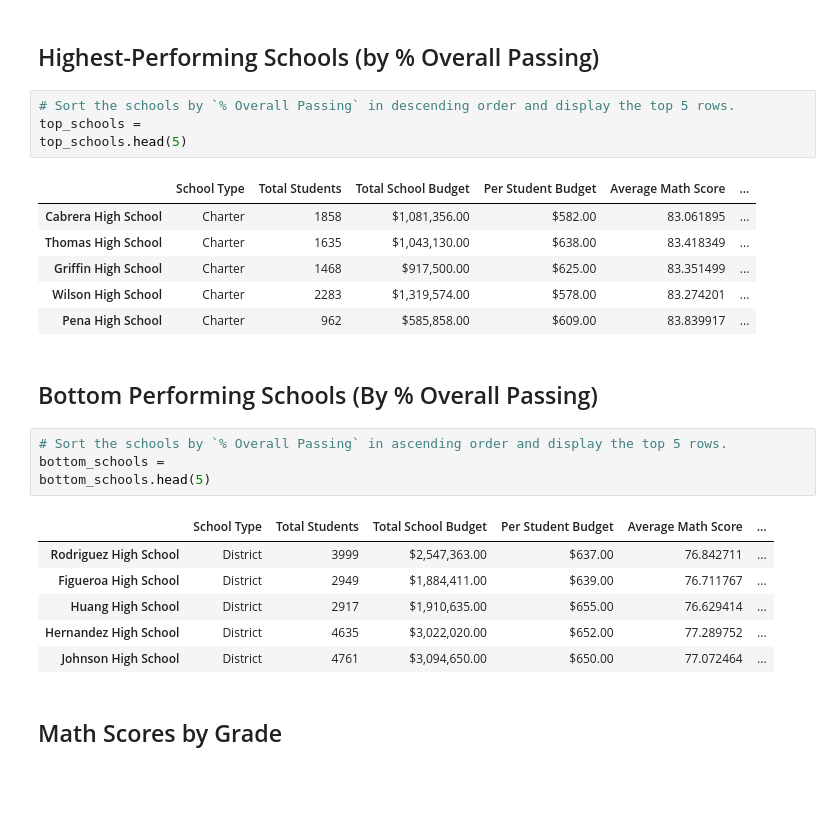
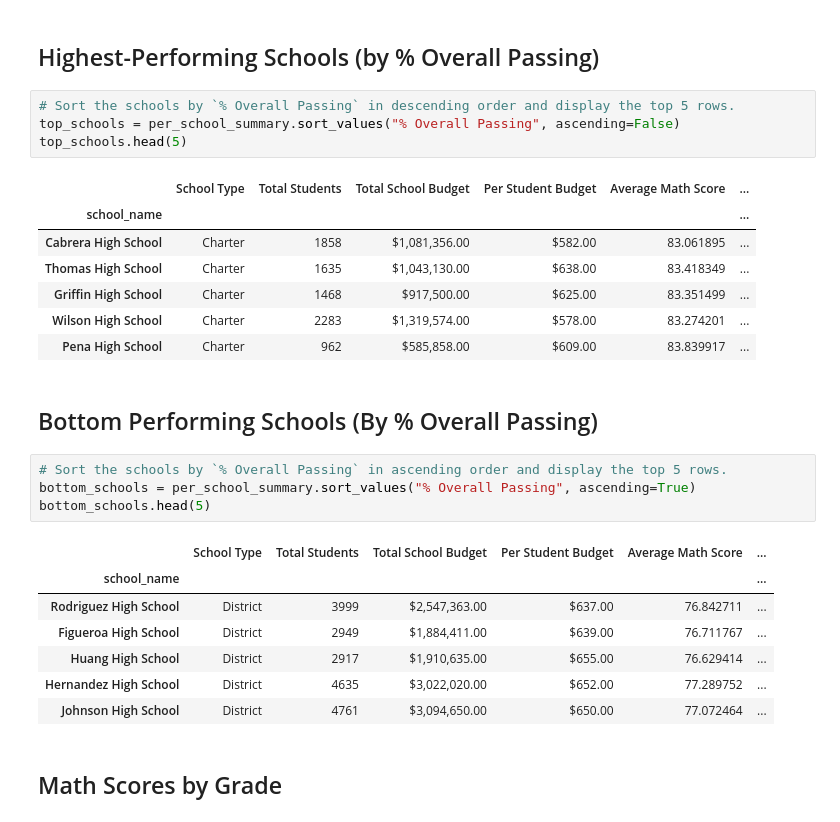
Before and after one commit to sloucel/Pandas, a Jupyter notebook: PyCitySchools/PyCitySchools_starter.ipynb, the cells around one changed output. Drawn from its saved outputs; the diff is of its cells as text; blank space fills up the shorter version.

```diff
--- a/PyCitySchools/PyCitySchools_starter.ipynb
+++ b/PyCitySchools/PyCitySchools_starter.ipynb
@@ -413,10 +413,11 @@ per_school_summary
 ## Highest-Performing Schools (by % Overall Passing)
 # %%
 # Sort the schools by `% Overall Passing` in descending order and display the top 5 rows.
-top_schools =
+top_schools = per_school_summary.sort_values("% Overall Passing", ascending=False)
 top_schools.head(5)
 # %% [output]
 |  | School Type | Total Students | Total School Budget | Per Student Budget | Average Math Score | ... |
+| school_name |  |  |  |  |  | ... |
 | Cabrera High School | Charter | 1858 | $1,081,356.00 | $582.00 | 83.061895 | ... |
 | Thomas High School | Charter | 1635 | $1,043,130.00 | $638.00 | 83.418349 | ... |
 | Griffin High School | Charter | 1468 | $917,500.00 | $625.00 | 83.351499 | ... |
@@ -426,10 +427,11 @@ top_schools.head(5)
 ## Bottom Performing Schools (By % Overall Passing)
 # %%
 # Sort the schools by `% Overall Passing` in ascending order and display the top 5 rows.
-bottom_schools =
+bottom_schools = per_school_summary.sort_values("% Overall Passing", ascending=True)
 bottom_schools.head(5)
 # %% [output]
 |  | School Type | Total Students | Total School Budget | Per Student Budget | Average Math Score | ... |
+| school_name |  |  |  |  |  | ... |
 | Rodriguez High School | District | 3999 | $2,547,363.00 | $637.00 | 76.842711 | ... |
 | Figueroa High School | District | 2949 | $1,884,411.00 | $639.00 | 76.711767 | ... |
 | Huang High School | District | 2917 | $1,910,635.00 | $655.00 | 76.629414 | ... |
```
Also changed, not shown: parts of 2 cells of this notebook.
